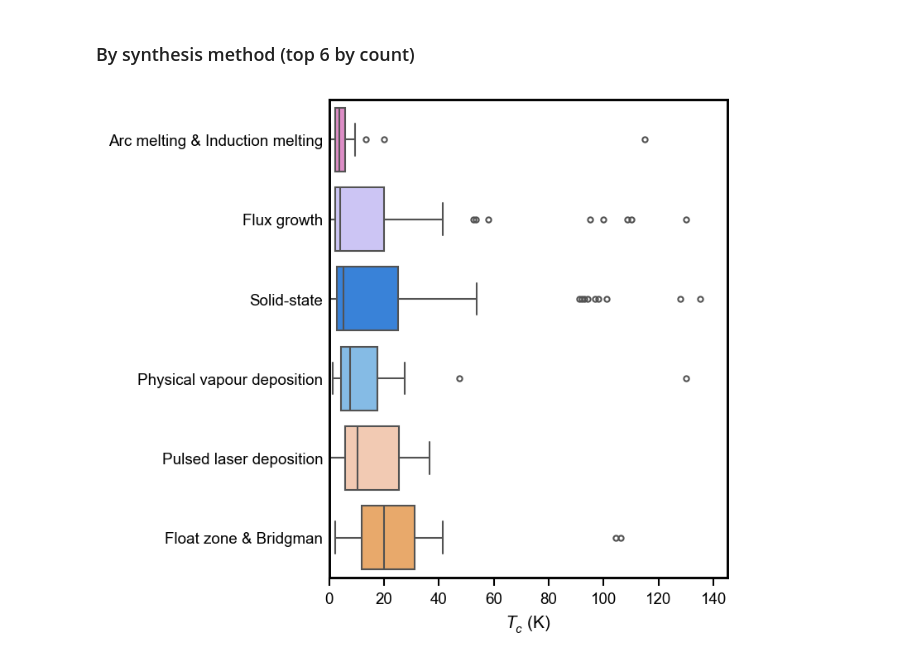
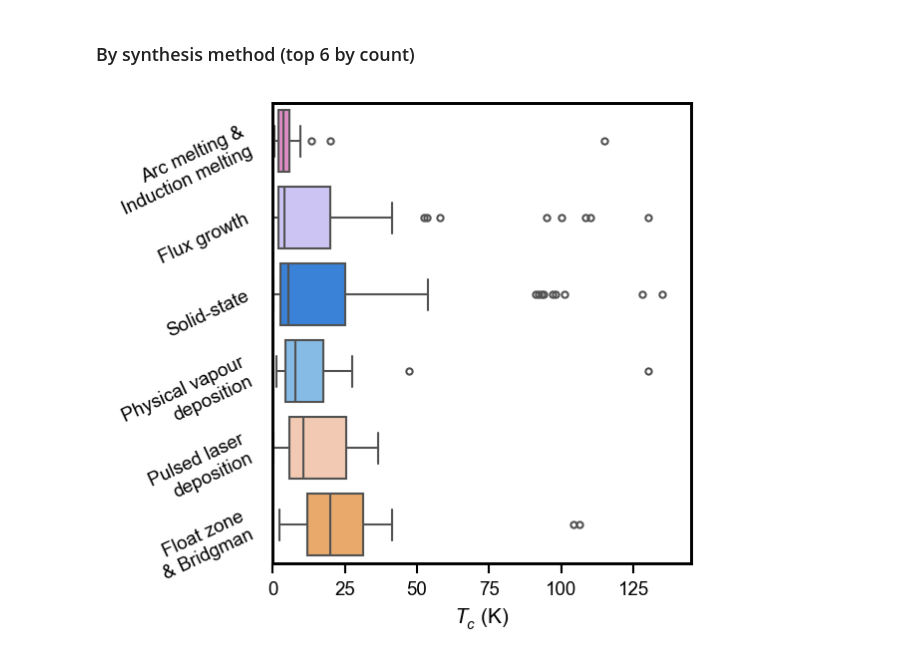
Before and after one commit to LeMaterial/lematerial-llm-synthesis, a Jupyter notebook: examples/scripts/case_study_superconductors/results_supercond.ipynb, the cells around one changed output. Drawn from its saved outputs; the diff is of its cells as text; code cells hidden in the pictures.

```diff
--- a/examples/scripts/case_study_superconductors/results_supercond.ipynb
+++ b/examples/scripts/case_study_superconductors/results_supercond.ipynb
@@ -1243,39 +1284,40 @@ method_palette = {
 
 palette = [method_palette[m] for m in order_method]
 
-fig, ax = plt.subplots(figsize=(5, 5))
-ax.set_box_aspect(1.2)
+fig, ax = plt.subplots(figsize=(4, 4))
+ax.set_box_aspect(1.1)
 sns.boxplot(
     data=plot_df_method_top6_plot,
     x="tc_best",
     y="synthesis_method",
     order=order_method,
     hue="synthesis_method",
     palette=palette,
     legend=False,
     fliersize=3,
     ax=ax,
 )
 ax.set_xlabel("$T_c$ (K)")
 ax.set_ylabel("")
 # ax.set_title("By synthesis method, top 6 (judge score > 4)", fontsize=10)
 wrap_labels(ax)
 
 ax.tick_params(
     axis="x",
     which="major",
     direction="out",
     length=5,
     width=1,
 )
 ax.set_xlim(0, 145)
 ax.xaxis.set_ticks_position("bottom")
 ax.tick_params(axis="x", bottom=True, direction="out")
 ax.minorticks_off()
 #plt.tight_layout()
 # plt.show()
 # save plot as pdf
+wrap_labels(ax)
 plt.savefig("tc_best_by_synthesis_method_top6.pdf", bbox_inches="tight")
 plt.savefig("tc_best_by_synthesis_method_top6.svg", bbox_inches="tight")
 # %% [output]
-[figure, old version]
+[figure, new version]
```
Also changed, not shown: parts of 6 cells of this notebook, 4 other files.
